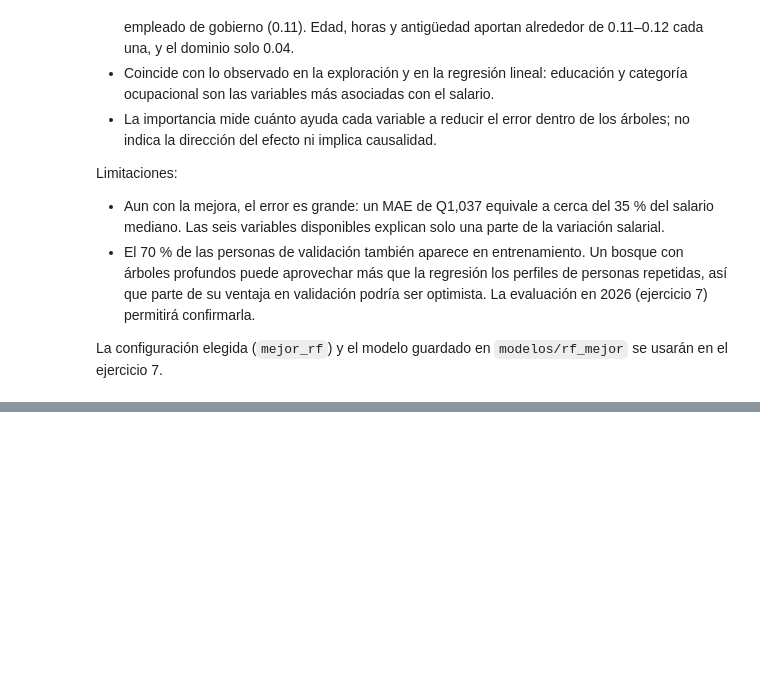
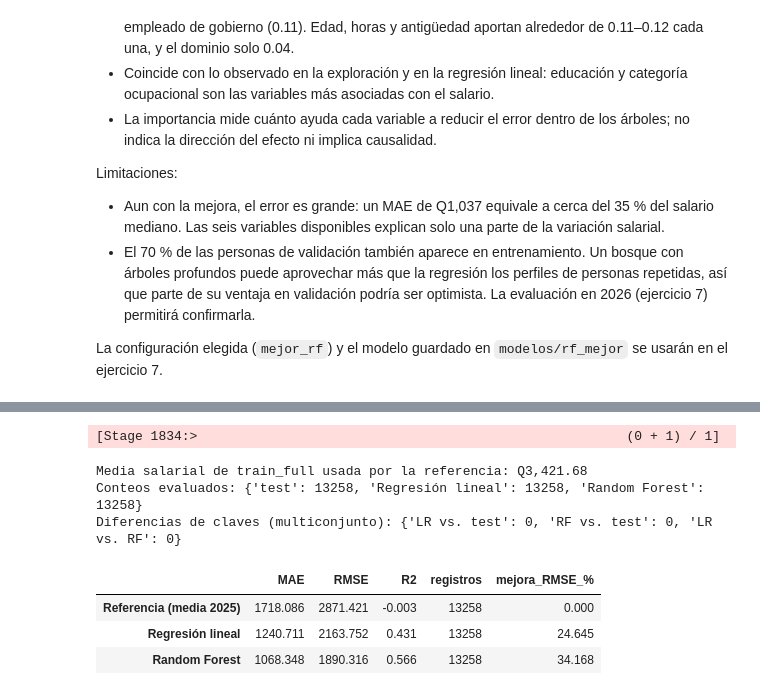
Before and after one commit to Qu3zada22/lab7-md, a Jupyter notebook: lab7_eneic.ipynb, the cells around one changed output, grey strips where cells are left out. Cells and saved outputs as stored; diff of their text form; code cells hidden in the pictures; blank space fills up the shorter version.

```diff
--- a/lab7_eneic.ipynb
+++ b/lab7_eneic.ipynb
@@ -1553,0 +1548,55 @@ La configuración elegida (`mejor_rf`) y el modelo guardado en `modelos/rf_mejor
+# %%
+# Ajuste final: todo el pipeline aprende exclusivamente de los cuatro trimestres de 2025
+modelo_lr_final = pipeline_lr(**mejor_lr).fit(train_full)
+modelo_rf_final = pipeline_rf(**mejor_rf).fit(train_full)
+
+# El mismo DataFrame de prueba elegible de 2026 se transforma con ambos modelos
+pred_lr_test = modelo_lr_final.transform(test).cache()
+pred_rf_test = modelo_rf_final.transform(test).cache()
+
+CLAVES_TEST = ["periodo_archivo", "NUM_HOGAR", "NUM_PERSONA", OBJETIVO]
+claves_test = test.select(*CLAVES_TEST)
+claves_lr = pred_lr_test.select(*CLAVES_TEST)
+claves_rf = pred_rf_test.select(*CLAVES_TEST)
+conteos_test = {
+    "test": claves_test.count(),
+    "Regresión lineal": claves_lr.count(),
+    "Random Forest": claves_rf.count(),
+}
+diferencias_claves = {
+    "LR vs. test": claves_lr.exceptAll(claves_test).count() + claves_test.exceptAll(claves_lr).count(),
+    "RF vs. test": claves_rf.exceptAll(claves_test).count() + claves_test.exceptAll(claves_rf).count(),
+    "LR vs. RF": claves_lr.exceptAll(claves_rf).count() + claves_rf.exceptAll(claves_lr).count(),
+}
+assert len(set(conteos_test.values())) == 1, conteos_test
+assert all(v == 0 for v in diferencias_claves.values()), diferencias_claves
+
+# Referencia sin fuga: una constante calculada únicamente con el salario de train_full
+media_train_full = train_full.agg(F.mean(OBJETIVO).alias("media")).first()["media"]
+pred_ref_test = test.withColumn("prediction", F.lit(float(media_train_full)))
+metricas_test = {
+    "Referencia (media 2025)": evaluar(pred_ref_test),
+    "Regresión lineal": evaluar(pred_lr_test),
+    "Random Forest": evaluar(pred_rf_test),
+}
+comparacion_test = pd.DataFrame(metricas_test).T
+comparacion_test["registros"] = conteos_test["test"]
+comparacion_test["mejora_RMSE_%"] = 100 * (1 - comparacion_test["RMSE"] / comparacion_test.loc["Referencia (media 2025)", "RMSE"])
+
+# Rutas finales distintas de los modelos usados durante la selección
+modelo_lr_final.write().overwrite().save(os.path.join(MODELOS_DIR, "lr_final_2025"))
+modelo_rf_final.write().overwrite().save(os.path.join(MODELOS_DIR, "rf_final_2025"))
+
+print(f"Media salarial de train_full usada por la referencia: Q{media_train_full:,.2f}")
+print(f"Conteos evaluados: {conteos_test}")
+print(f"Diferencias de claves (multiconjunto): {diferencias_claves}")
+comparacion_test.round(3)
+# %% [output]
+[Stage 1834:>                                                       (0 + 1) / 1]
+Media salarial de train_full usada por la referencia: Q3,421.68
+Conteos evaluados: {'test': 13258, 'Regresión lineal': 13258, 'Random Forest': 13258}
+Diferencias de claves (multiconjunto): {'LR vs. test': 0, 'RF vs. test': 0, 'LR vs. RF': 0}
+|  | MAE | RMSE | R2 | registros | mejora_RMSE_% |
+| Referencia (media 2025) | 1718.086 | 2871.421 | -0.003 | 13258 | 0.000 |
+| Regresión lineal | 1240.711 | 2163.752 | 0.431 | 13258 | 24.645 |
+| Random Forest | 1068.348 | 1890.316 | 0.566 | 13258 | 34.168 |
```
Also changed, not shown: parts of 27 cells of this notebook, 2 other files.
